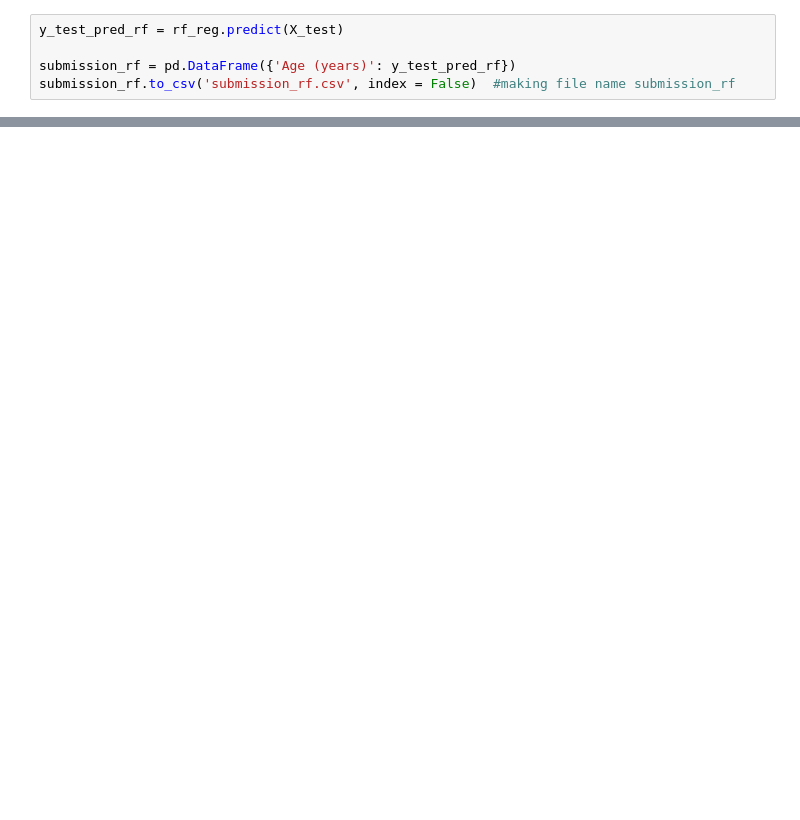
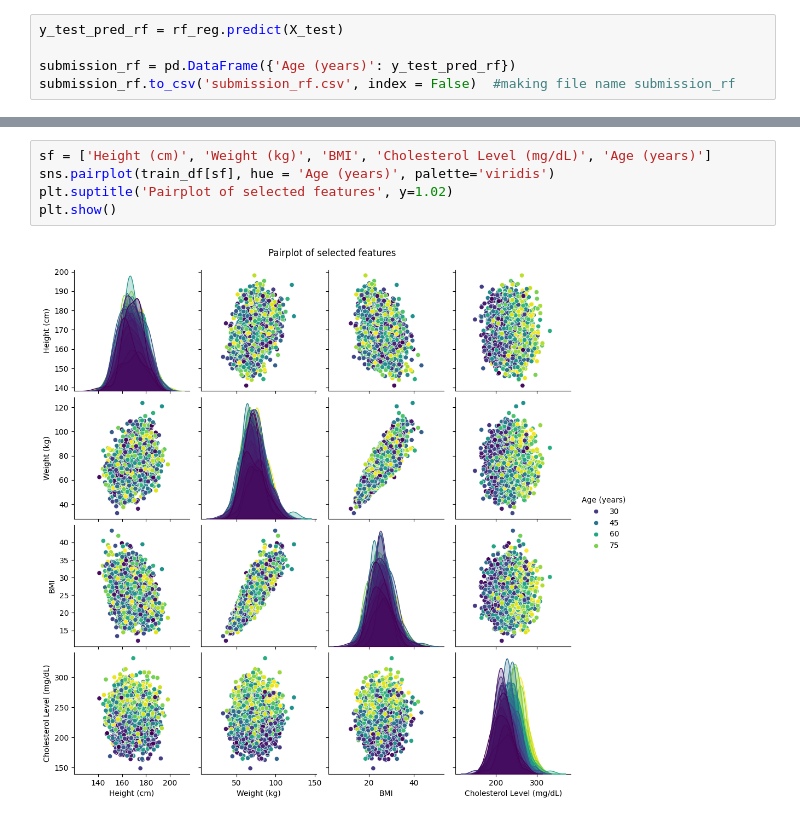
Before and after one commit to bhagat-shivam/age_prediction_ML, a Jupyter notebook: age_predction.ipynb, the cells around one changed output, grey strips where cells are left out. Drawn from its saved outputs; the diff is of its cells as text; blank space fills up the shorter version.

```diff
--- a/age_predction.ipynb
+++ b/age_predction.ipynb
@@ -114,0 +143,7 @@ submission_rf.to_csv('submission_rf.csv', index = False)  #making file name subm
+# %%
+sf = ['Height (cm)', 'Weight (kg)', 'BMI', 'Cholesterol Level (mg/dL)', 'Age (years)']
+sns.pairplot(train_df[sf], hue = 'Age (years)', palette='viridis')
+plt.suptitle('Pairplot of selected features', y=1.02)
+plt.show()
+# %% [output]
+[figure, added]
```
Also changed, not shown: parts of 5 cells of this notebook, 1 other file.
